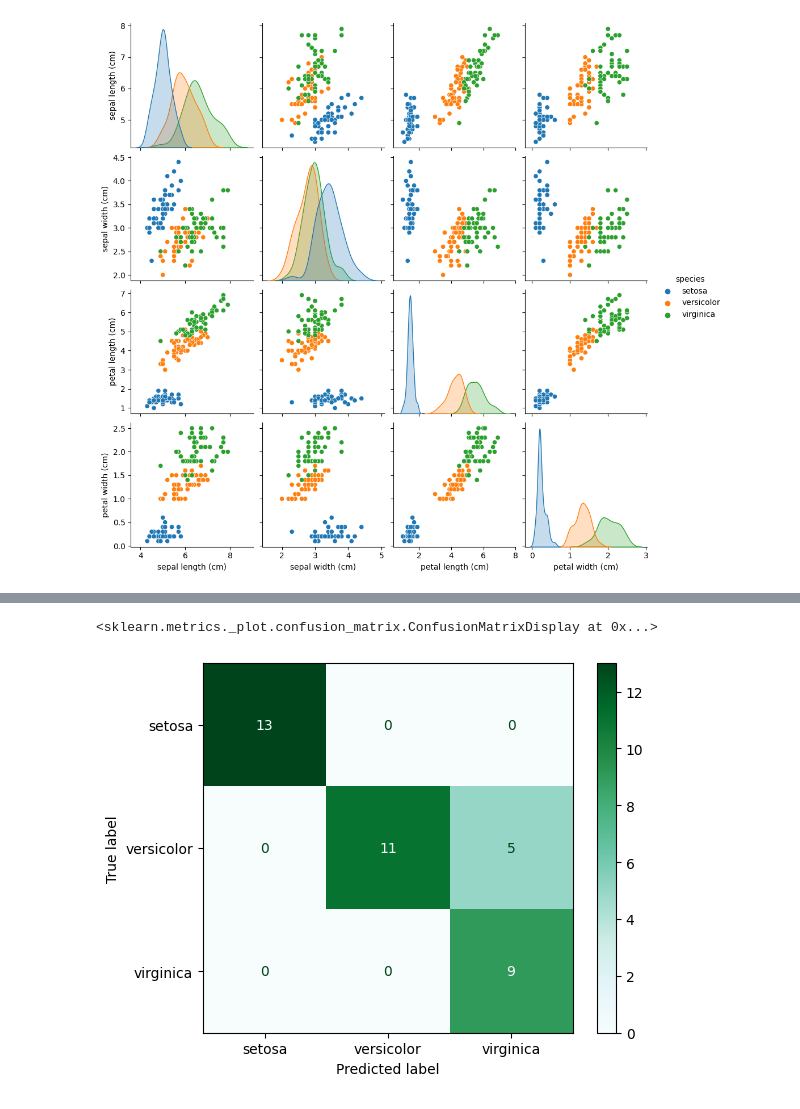
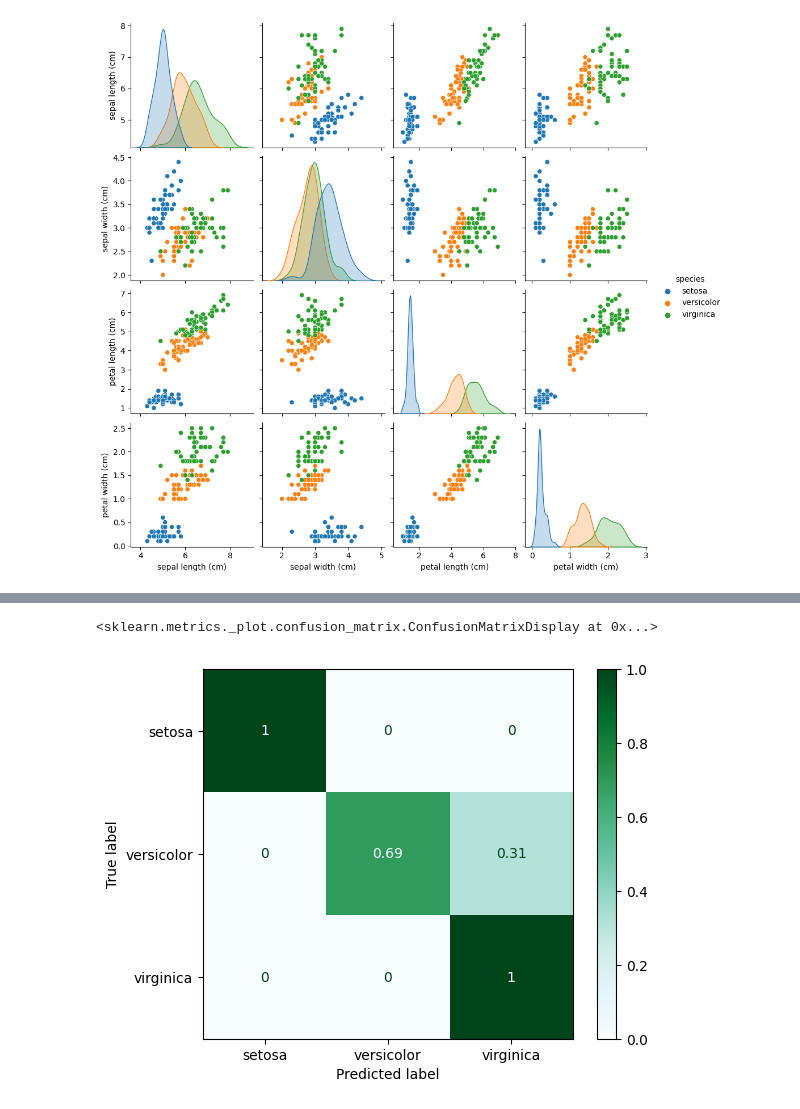
Before and after one commit to chenbin234/DAT405-DIT407-Introduction-to-data-science-and-AI, a Jupyter notebook: Assignment_2/Bingcheng/intro_to_AI_ass2.ipynb, the cells around one changed output, grey strips where cells are left out. Saved outputs shown, nothing was run; the diff lists cells and outputs as text; code cells hidden in the pictures.

```diff
--- a/Assignment_2/Bingcheng/intro_to_AI_ass2.ipynb
+++ b/Assignment_2/Bingcheng/intro_to_AI_ass2.ipynb
@@ -124,11 +106,11 @@ iris
 # %%
 x_train, x_test, y_train, y_test = train_test_split(iris.data, iris.target, test_size=0.25, random_state=0)
 
 logisticRegr = LogisticRegression(multi_class='auto', solver='liblinear')
 logisticRegr.fit(x_train, y_train)
 
 predictions = logisticRegr.predict(x_test)
-metrics.ConfusionMatrixDisplay.from_predictions(y_test,predictions,cmap = 'BuGn', display_labels=iris.target_names)
+metrics.ConfusionMatrixDisplay.from_predictions(y_test,predictions, normalize='true', cmap = 'BuGn', display_labels=iris.target_names)
 # %% [output]
 <sklearn.metrics._plot.confusion_matrix.ConfusionMatrixDisplay at 0x...>
-[figure, old version]
+[figure, new version]
```
Also changed, not shown: parts of 4 cells of this notebook.
